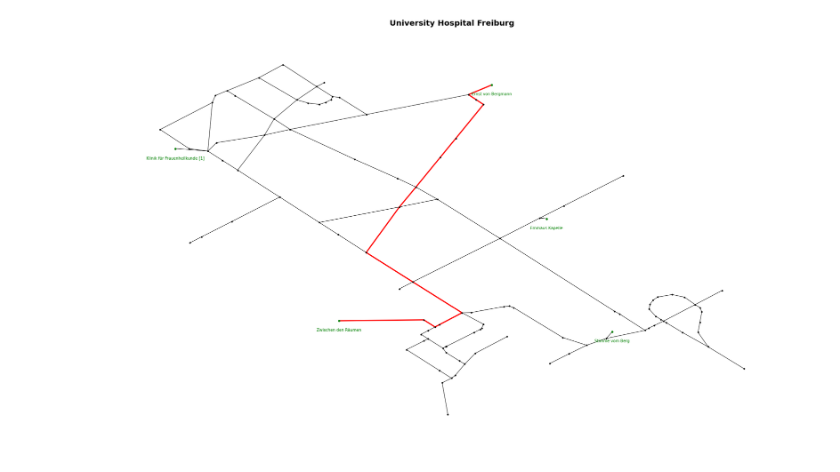
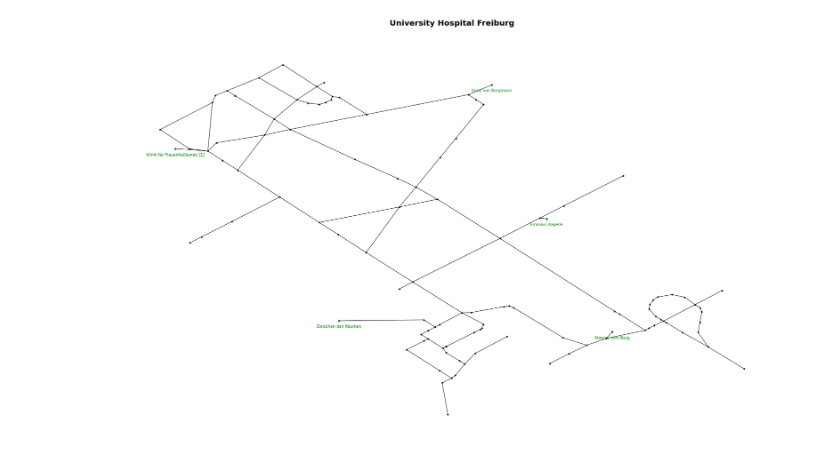
Before and after one commit to Dacian22/Medicar, a Jupyter notebook: Playground_Arved/subgraph.ipynb, the cells around one changed output. Cells and saved outputs as stored; diff of their text form; code cells hidden in the pictures.

Commit message:
UPDATED: plot_graph

```diff
--- a/Playground_Arved/subgraph.ipynb
+++ b/Playground_Arved/subgraph.ipynb
@@ -29,9 +29,9 @@ edge_labels = submap.label_edges(subgraph)
 shortest_path = submap.find_astar_path(subgraph, **shortest_path_params)
 # %%
 # plot the graph
-submap.plot_graph(subgraph, edge_labels, shortest_path)
+submap.plot_graph(subgraph, edge_labels)
 # %% [output]
-[figure, old version]
+[figure, new version]
 # %%
 submap.translate_path_to_mqtt(shortest_path)
 # %% [output]
```
Also changed, not shown: 1 other file.
